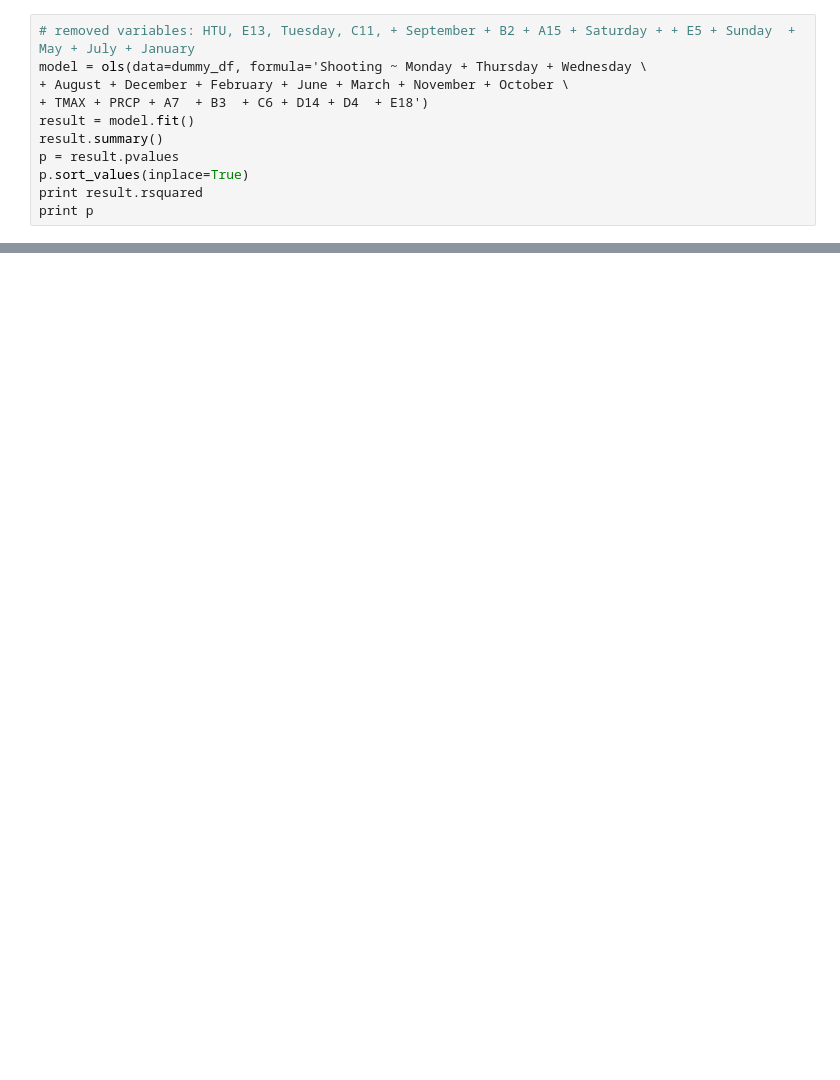
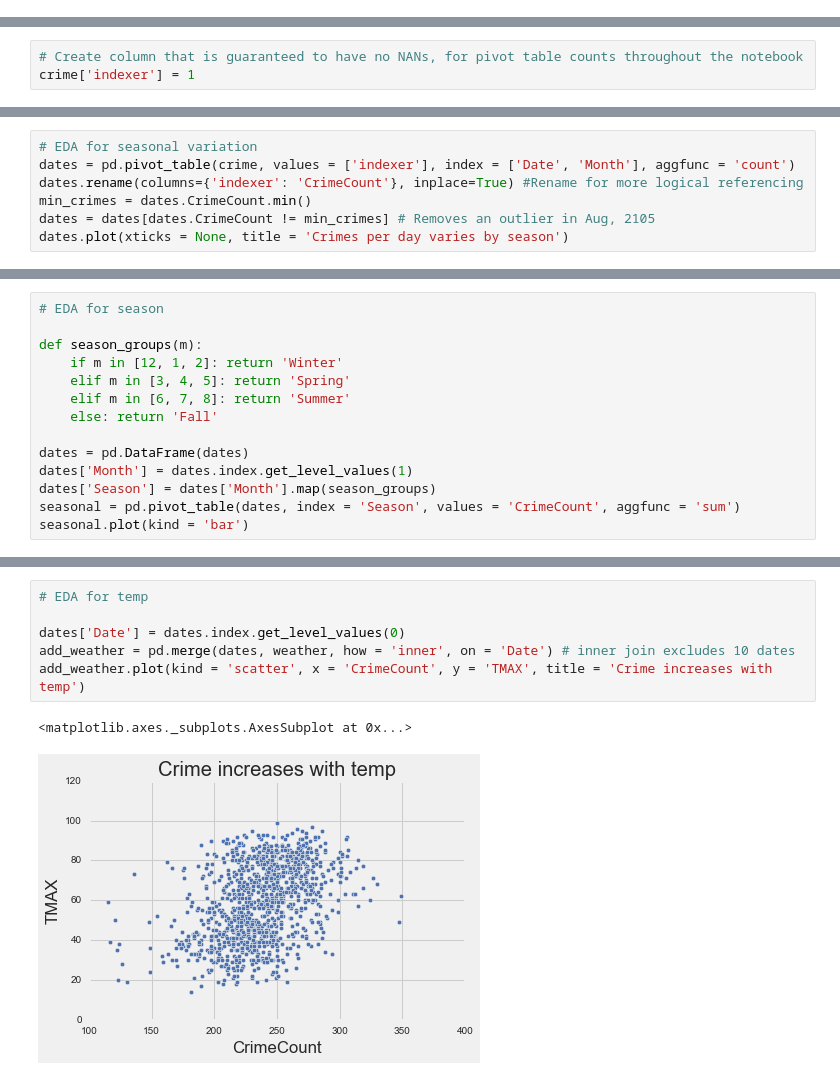
Before and after one commit to aisaacso/SafeBoss, a Jupyter notebook: crimes.ipynb, the cells around one changed output, grey strips where cells are left out. Saved outputs shown, nothing was run; the diff lists cells and outputs as text; blank space fills up the shorter version.

```diff
--- a/crimes.ipynb
+++ b/crimes.ipynb
@@ -203,11 +0,0 @@ Warning: Maximum number of iterations has been exceeded.
-# %%
-# removed variables: HTU, E13, Tuesday, C11, + September + B2 + A15 + Saturday + + E5 + Sunday  + May + July + January
-model = ols(data=dummy_df, formula='Shooting ~ Monday + Thursday + Wednesday \
-+ August + December + February + June + March + November + October \
-+ TMAX + PRCP + A7  + B3  + C6 + D14 + D4  + E18')
-result = model.fit()
-result.summary()
-p = result.pvalues
-p.sort_values(inplace=True)
-print result.rsquared
-print p
@@ -260,0 +48,3 @@ Logit Regression Results
+# %%
+# Create column that is guaranteed to have no NANs, for pivot table counts throughout the notebook
+crime['indexer'] = 1
@@ -260,0 +125,7 @@ Logit Regression Results
+# %%
+# EDA for seasonal variation
+dates = pd.pivot_table(crime, values = ['indexer'], index = ['Date', 'Month'], aggfunc = 'count')
+dates.rename(columns={'indexer': 'CrimeCount'}, inplace=True) #Rename for more logical referencing
+min_crimes = dates.CrimeCount.min()
+dates = dates[dates.CrimeCount != min_crimes] # Removes an outlier in Aug, 2105
+dates.plot(xticks = None, title = 'Crimes per day varies by season')
@@ -260,0 +135,14 @@ Logit Regression Results
+# %%
+# EDA for season
+
+def season_groups(m):
+    if m in [12, 1, 2]: return 'Winter'
+    elif m in [3, 4, 5]: return 'Spring'
+    elif m in [6, 7, 8]: return 'Summer'
+    else: return 'Fall'
+
+dates = pd.DataFrame(dates)
+dates['Month'] = dates.index.get_level_values(1)
+dates['Season'] = dates['Month'].map(season_groups)
+seasonal = pd.pivot_table(dates, index = 'Season', values = 'CrimeCount', aggfunc = 'sum')
+seasonal.plot(kind = 'bar')
@@ -260,0 +159,9 @@ Logit Regression Results
+# %%
+# EDA for temp
+
+dates['Date'] = dates.index.get_level_values(0)
+add_weather = pd.merge(dates, weather, how = 'inner', on = 'Date') # inner join excludes 10 dates
+add_weather.plot(kind = 'scatter', x = 'CrimeCount', y = 'TMAX', title = 'Crime increases with temp')
+# %% [output]
+<matplotlib.axes._subplots.AxesSubplot at 0x...>
+[figure, added]
```
Also changed, not shown: parts of 76 cells of this notebook.
